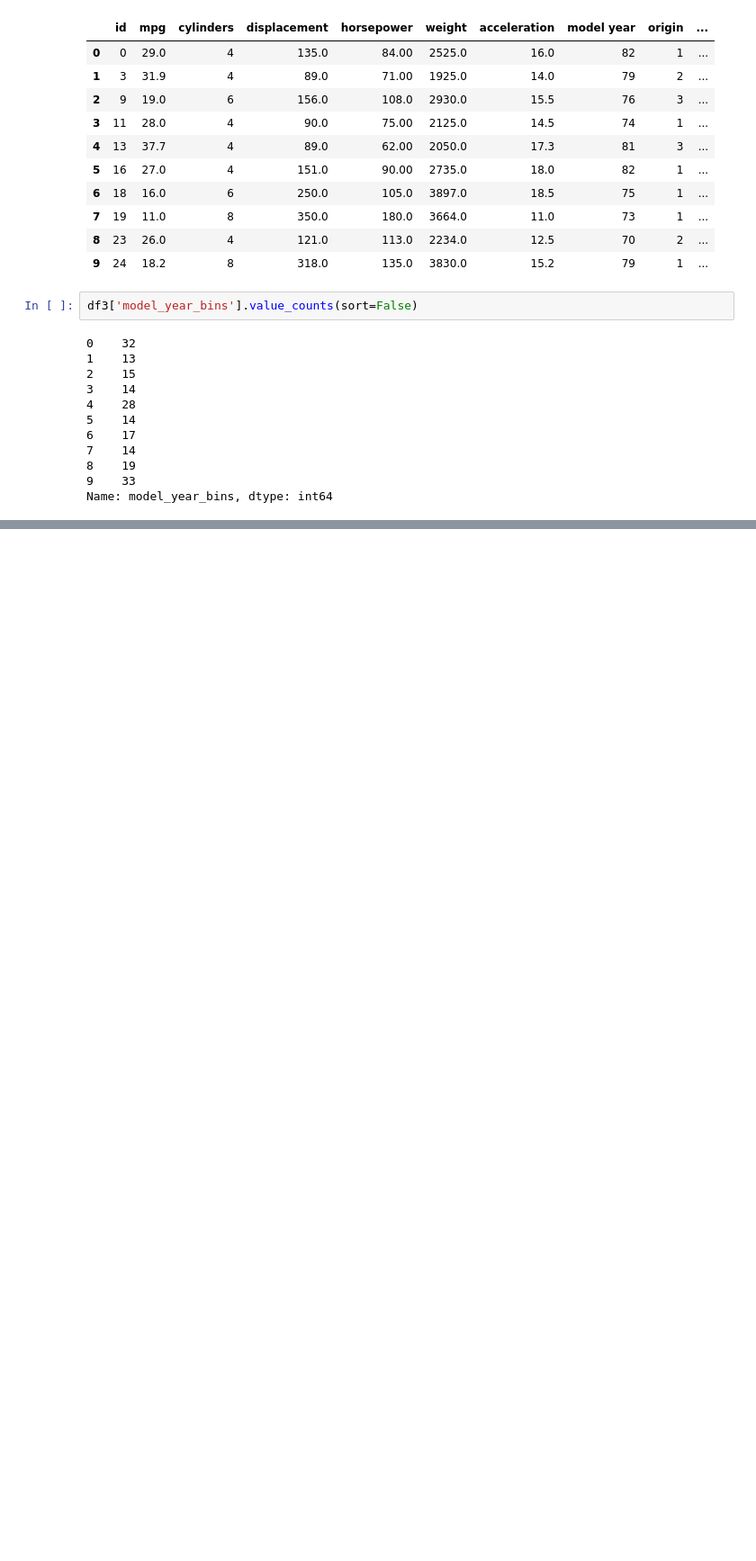
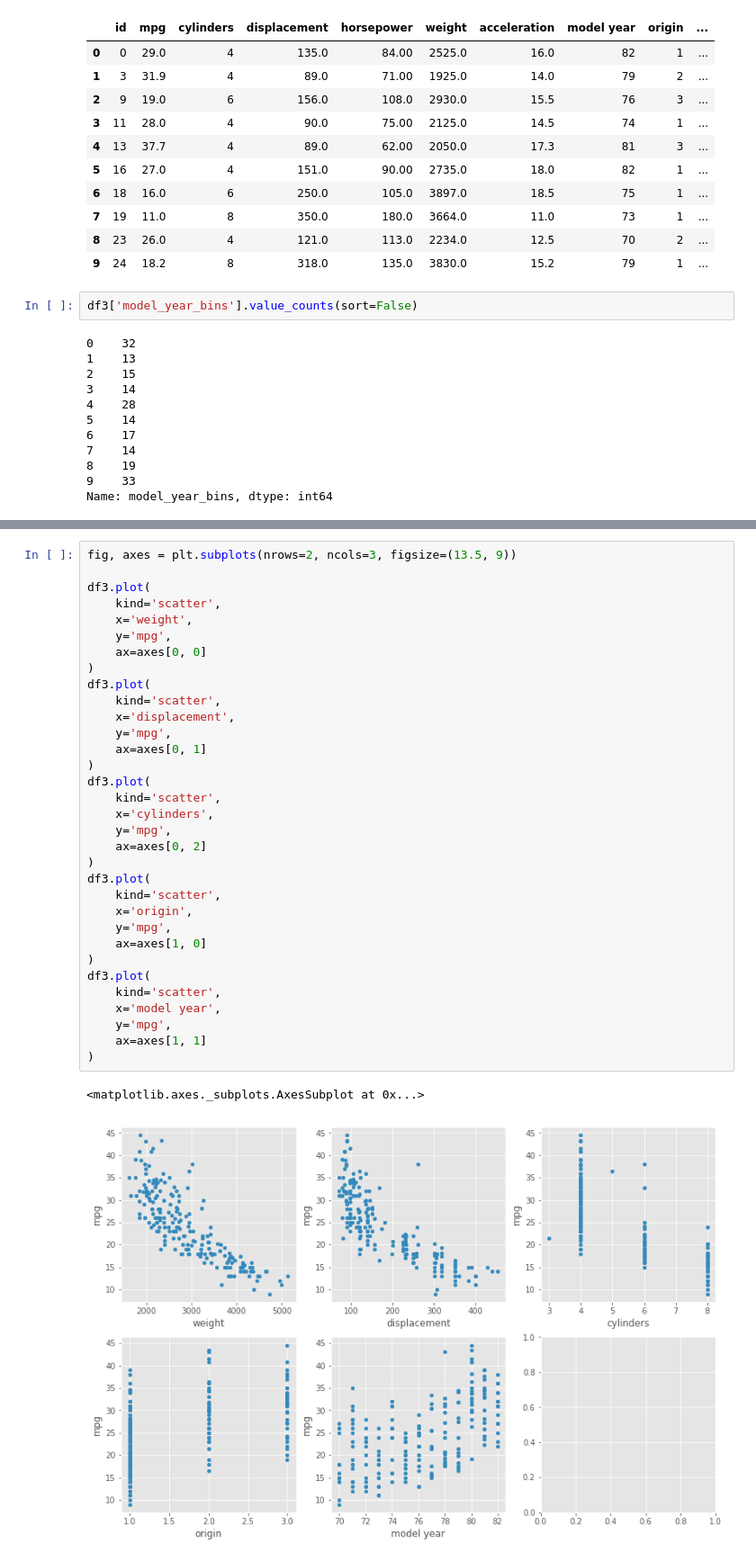
Before and after one commit to shin-t-o/car-dist-prediction, a Jupyter notebook: car-dist-prediction.ipynb, the cells around one changed output, grey strips where cells are left out. Shown at 90% size. Cells and saved outputs as stored; diff of their text form; blank space fills up the shorter version.

```diff
--- a/car-dist-prediction.ipynb
+++ b/car-dist-prediction.ipynb
@@ -218,3 +221,39 @@ df3.plot(
+# %%
+fig, axes = plt.subplots(nrows=2, ncols=3, figsize=(13.5, 9))
+
+df3.plot(
+    kind='scatter',
+    x='weight',
+    y='mpg',
+    ax=axes[0, 0]
+)
+df3.plot(
+    kind='scatter',
+    x='displacement',
+    y='mpg',
+    ax=axes[0, 1]
+)
+df3.plot(
+    kind='scatter',
+    x='cylinders',
+    y='mpg',
+    ax=axes[0, 2]
+)
+df3.plot(
+    kind='scatter',
+    x='origin',
+    y='mpg',
+    ax=axes[1, 0]
+)
+df3.plot(
+    kind='scatter',
+    x='model year',
+    y='mpg',
+    ax=axes[1, 1]
+)
+# %% [output]
+<matplotlib.axes._subplots.AxesSubplot at 0x...>
+[figure, added]
 # %%
 df3.plot(
     kind='scatter',
```
Also changed, not shown: parts of 5 cells of this notebook.
